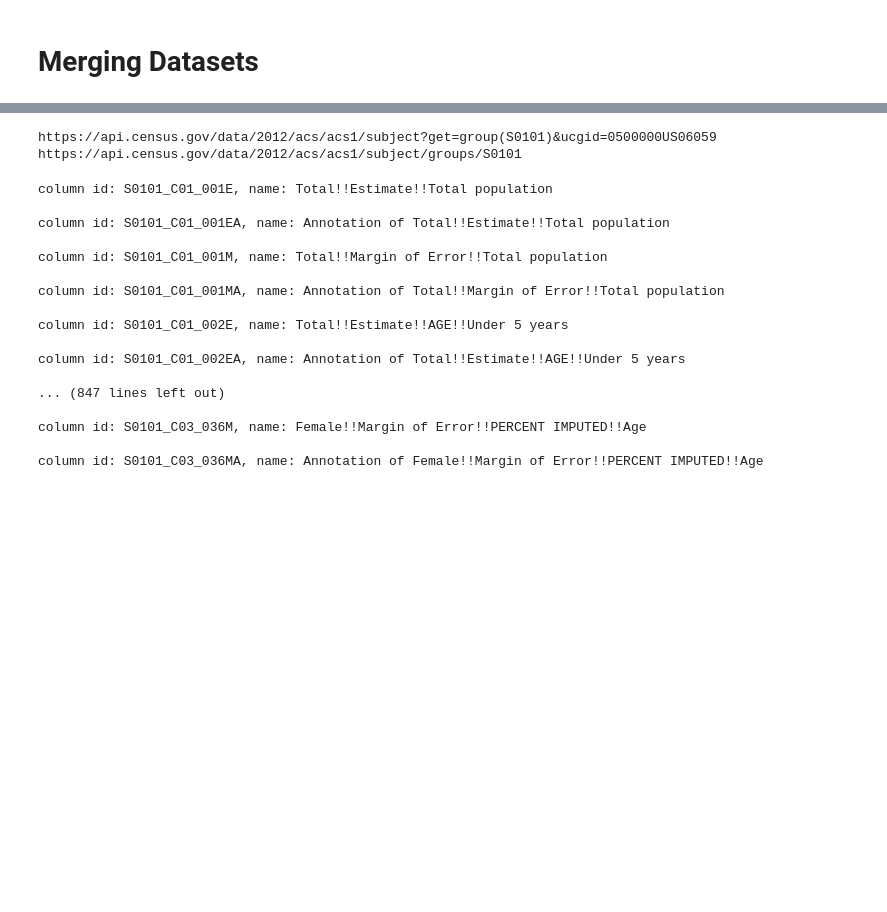
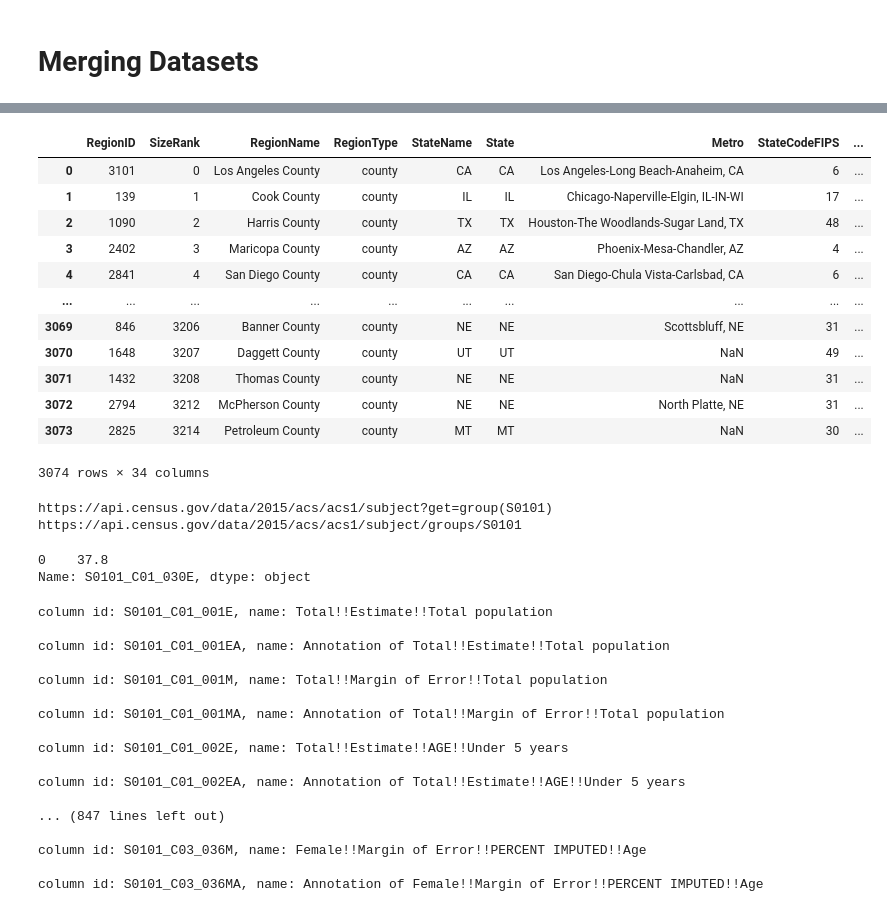
Before and after one commit to Knowledge-Engineering-2AMD20/KE-Project, a Jupyter notebook: Knowledge Graph.ipynb, the cells around one changed output, grey strips where cells are left out. Drawn from its saved outputs; the diff is of its cells as text; code cells hidden in the pictures; blank space fills up the shorter version.

```diff
--- a/Knowledge Graph.ipynb
+++ b/Knowledge Graph.ipynb
@@ -15 +32,31 @@ zhvi = pd.read_csv('zhvi_county.csv')
+# %%
+df= zhvi
+
+date_columns = [col for col in df.columns if '-' in col]
+years = [col.split('-')[0] for col in date_columns]
+year_to_columns = {year: [] for year in set(years)}
+
+for col, year in zip(date_columns, years):
+    year_to_columns[year].append(col)
+
+df_avg = df.drop(columns=date_columns).copy()
+
+for year, cols in year_to_columns.items():
+    df_avg[year] = df[cols].mean(axis=1, skipna=True)
+
+df_avg
+# %% [output]
+|  | RegionID | SizeRank | RegionName | RegionType | StateName | State | Metro | StateCodeFIPS | ... |
+| 0 | 3101 | 0 | Los Angeles County | county | CA | CA | Los Angeles-Long Beach-Anaheim, CA | 6 | ... |
+| 1 | 139 | 1 | Cook County | county | IL | IL | Chicago-Naperville-Elgin, IL-IN-WI | 17 | ... |
+| 2 | 1090 | 2 | Harris County | county | TX | TX | Houston-The Woodlands-Sugar Land, TX | 48 | ... |
+| 3 | 2402 | 3 | Maricopa County | county | AZ | AZ | Phoenix-Mesa-Chandler, AZ | 4 | ... |
+| 4 | 2841 | 4 | San Diego County | county | CA | CA | San Diego-Chula Vista-Carlsbad, CA | 6 | ... |
+| ... | ... | ... | ... | ... | ... | ... | ... | ... | ... |
+| 3069 | 846 | 3206 | Banner County | county | NE | NE | Scottsbluff, NE | 31 | ... |
+| 3070 | 1648 | 3207 | Daggett County | county | UT | UT | NaN | 49 | ... |
+| 3071 | 1432 | 3208 | Thomas County | county | NE | NE | NaN | 31 | ... |
+| 3072 | 2794 | 3212 | McPherson County | county | NE | NE | North Platte, NE | 31 | ... |
+| 3073 | 2825 | 3214 | Petroleum County | county | MT | MT | NaN | 30 | ... |
+3074 rows × 34 columns
 # %%
@@ -29,7 +76,7 @@ factors = {
 # %%
 
 def get_cencus_data(year, factor, county):
-    url = f"https://api.census.gov/data/{year}/acs/acs1/subject?get=group({factor})&ucgid=0500000US{county}"
+    url = f"https://api.census.gov/data/{year}/acs/acs1/subject?get=group({factor})"
     print(url)
     response = requests.get(url)
     data = response.json()
@@ -46,9 +93,14 @@ def get_variables(year, factor):
     data = response.json()
     return data['variables']
 
-year, factor, county = "2012", list(factors)[0], '06059'
+year, factor, county = "2015", list(factors)[0], '06059'
 df = get_cencus_data(year, factor, county)
 variables = get_variables(year, factor)
 # %% [output]
-https://api.census.gov/data/2012/acs/acs1/subject?get=group(S0101)&ucgid=0500000US06059
-https://api.census.gov/data/2012/acs/acs1/subject/groups/S0101
+https://api.census.gov/data/2015/acs/acs1/subject?get=group(S0101)
+https://api.census.gov/data/2015/acs/acs1/subject/groups/S0101
+# %%
+df['S0101_C01_030E']
+# %% [output]
+0    37.8
+Name: S0101_C01_030E, dtype: object
```
Also changed, not shown: parts of 10 cells of this notebook, 1 other file.
